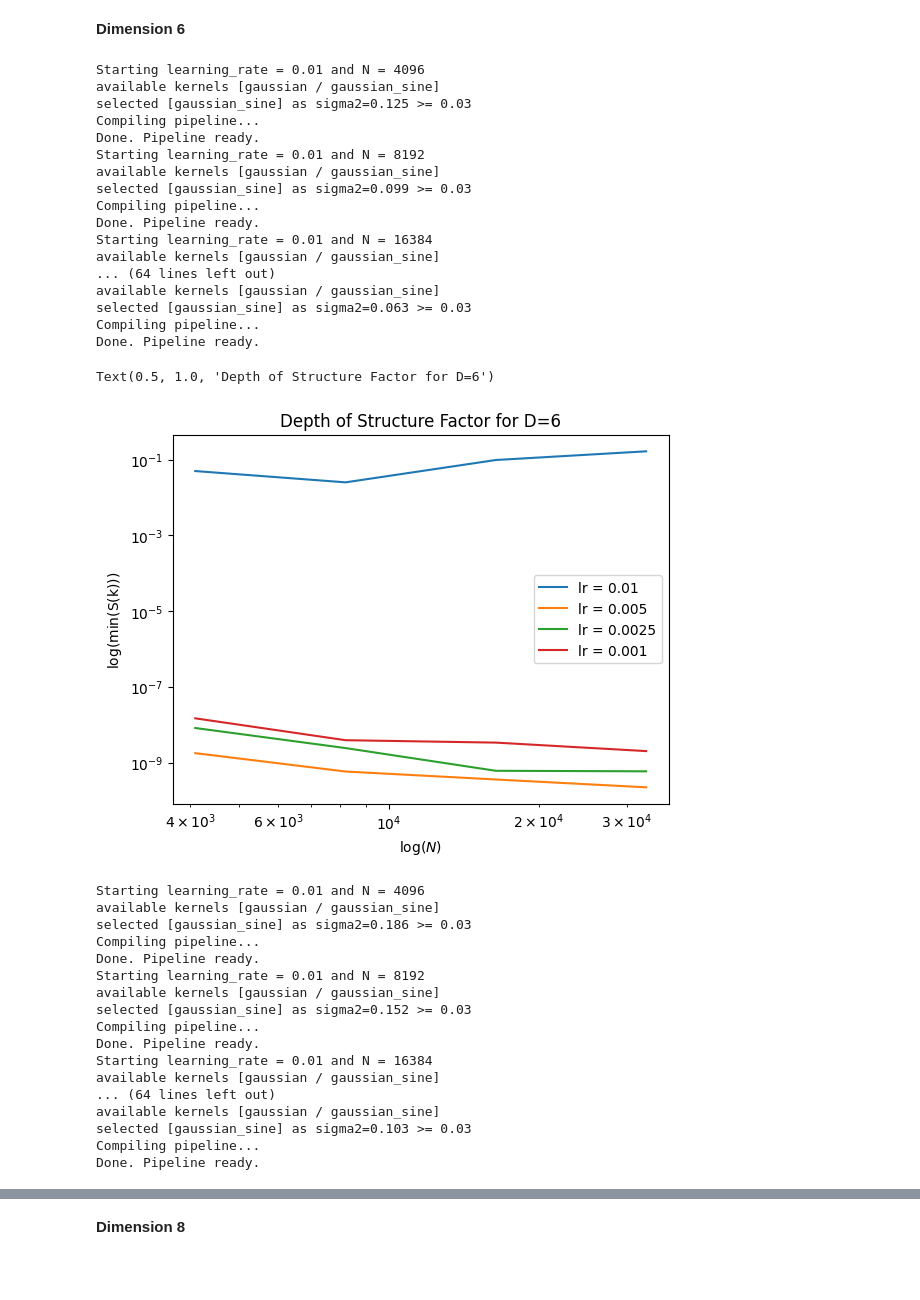
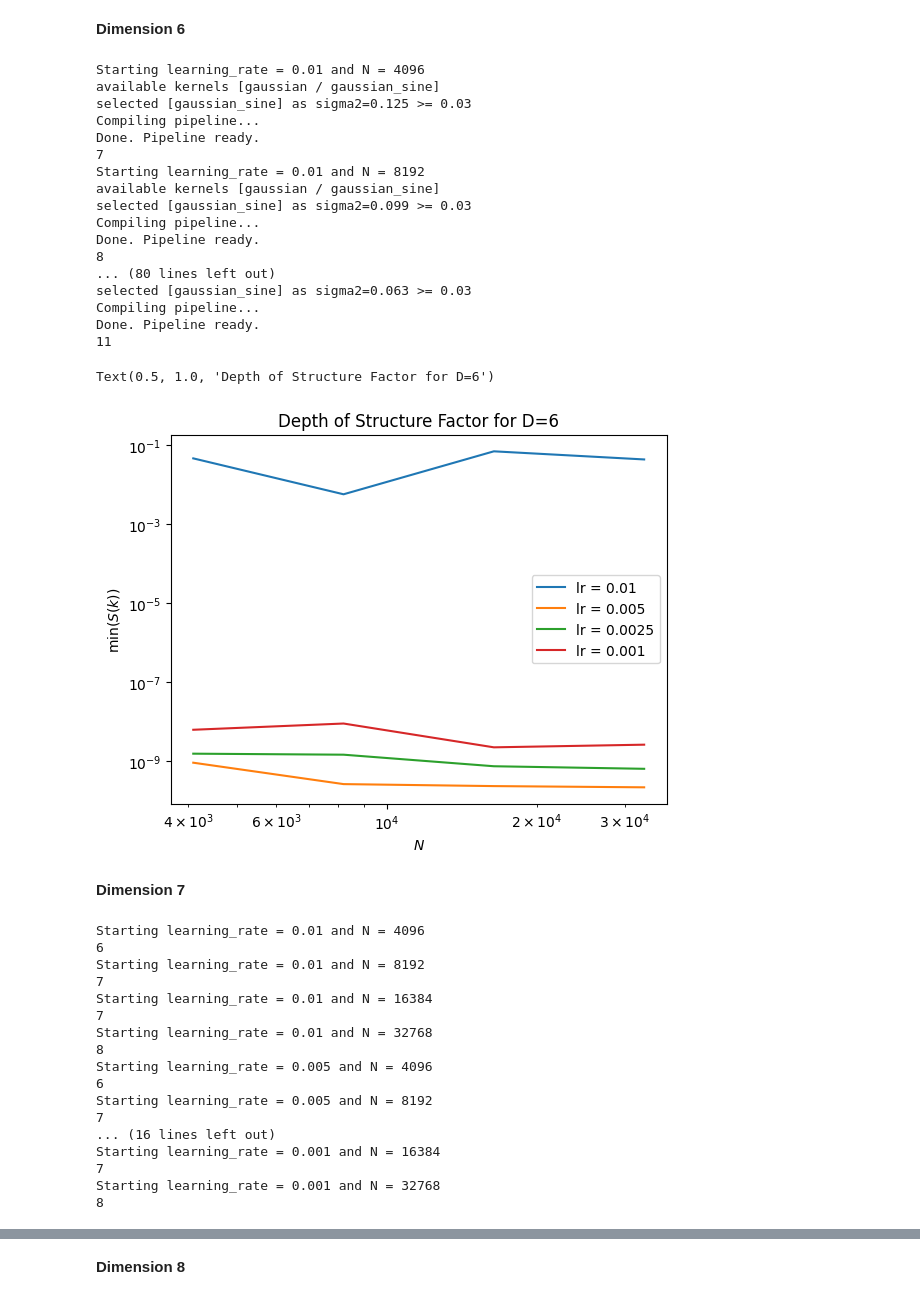
Before and after one commit to Gautam-Chauhan/MSc-Thesis, a Jupyter notebook: brute_force_gaussian_blue_noise.ipynb, the cells around one changed output, grey strips where cells are left out. Cells and saved outputs as stored; diff of their text form; code cells hidden in the pictures; blank space fills up the shorter version.

```diff
--- a/brute_force_gaussian_blue_noise.ipynb
+++ b/brute_force_gaussian_blue_noise.ipynb
@@ -254,9 +254,9 @@ DON'T go beyond **a few thousand points** because brute_force has quadratic comp
 - D: dimension of the points \
 feel free to go **up to dimension 100**
 # %%
-N = 665
+N = 32768
 D = 7
 
-pipeline = make_pipeline(N, D, custom_lr=0.0025)
+pipeline = make_pipeline(N, D, custom_lr=0.0025,verbose=True)
 # %% [output]
 available kernels [gaussian / gaussian_sine]
@@ -325,7 +322,8 @@ point_sets = []
 for lr in learning_rates:
   for N in set_sizes:
     print(f"Starting learning_rate = {lr} and N = {N}")
-    pipeline = make_pipeline(N, D, custom_lr=lr)
+    pipeline = make_pipeline(N, D, custom_lr=lr,verbose=True)
+    np.random.seed(N)
     Poisson = np.random.rand(N, D)
     stealthy_points = pipeline(init=Poisson)
     point_sets.append(stealthy_points)
@@ -337,31 +335,33 @@ available kernels [gaussian / gaussian_sine]
 selected [gaussian_sine] as sigma2=0.125 >= 0.03
 Compiling pipeline...
 Done. Pipeline ready.
+7
 Starting learning_rate = 0.01 and N = 8192
 available kernels [gaussian / gaussian_sine]
 selected [gaussian_sine] as sigma2=0.099 >= 0.03
 Compiling pipeline...
 Done. Pipeline ready.
-Starting learning_rate = 0.01 and N = 16384
-available kernels [gaussian / gaussian_sine]
-... (64 lines left out)
-available kernels [gaussian / gaussian_sine]
+8
+... (80 lines left out)
 selected [gaussian_sine] as sigma2=0.063 >= 0.03
 Compiling pipeline...
 Done. Pipeline ready.
+11
 # %%
 min_structure_factors_array = np.array(min_structure_factors)
 min_structure_factors_array = min_structure_factors_array.reshape(len(learning_rates),len(set_sizes))
 
 for i in range(len(learning_rates)):
   plt.loglog(set_sizes, min_structure_factors_array[i,:],label=f"lr = {learning_rates[i]}")
 plt.legend()
-plt.xlabel(r"$\log(N)$")
-plt.ylabel(r"$\log(\text{min(S(k))})$")
+plt.xlabel(r"$N$")
+plt.ylabel(r"min($S(k)$)")
 plt.title("Depth of Structure Factor for D=6")
 # %% [output]
 Text(0.5, 1.0, 'Depth of Structure Factor for D=6')
-[figure, old version]
+[figure, new version]
+# %% [markdown]
+**Dimension 7**
 # %%
 learning_rates = [0.01, 0.005, 0.0025, 0.001]
 set_sizes = [4096, 8192, 16384, 32768]
@@ -372,7 +372,8 @@ point_sets = []
 for lr in learning_rates:
   for N in set_sizes:
     print(f"Starting learning_rate = {lr} and N = {N}")
-    pipeline = make_pipeline(N, D, custom_lr=lr)
+    pipeline = make_pipeline(N, D, custom_lr=lr,verbose=False)
+    np.random.seed(N)
     Poisson = np.random.rand(N, D)
     stealthy_points = pipeline(init=Poisson)
     point_sets.append(stealthy_points)
@@ -380,19 +381,19 @@ for lr in learning_rates:
     min_structure_factors.append(np.min(vals))
 # %% [output]
 Starting learning_rate = 0.01 and N = 4096
-available kernels [gaussian / gaussian_sine]
-selected [gaussian_sine] as sigma2=0.186 >= 0.03
-Compiling pipeline...
-Done. Pipeline ready.
+6
 Starting learning_rate = 0.01 and N = 8192
-available kernels [gaussian / gaussian_sine]
-selected [gaussian_sine] as sigma2=0.152 >= 0.03
-Compiling pipeline...
-Done. Pipeline ready.
+7
 Starting learning_rate = 0.01 and N = 16384
-available kernels [gaussian / gaussian_sine]
-... (64 lines left out)
-available kernels [gaussian / gaussian_sine]
-selected [gaussian_sine] as sigma2=0.103 >= 0.03
-Compiling pipeline...
-Done. Pipeline ready.
+7
+Starting learning_rate = 0.01 and N = 32768
+8
+Starting learning_rate = 0.005 and N = 4096
+6
+Starting learning_rate = 0.005 and N = 8192
+7
+... (16 lines left out)
+Starting learning_rate = 0.001 and N = 16384
+7
+Starting learning_rate = 0.001 and N = 32768
+8
```
Also changed, not shown: parts of 30 cells of this notebook.
